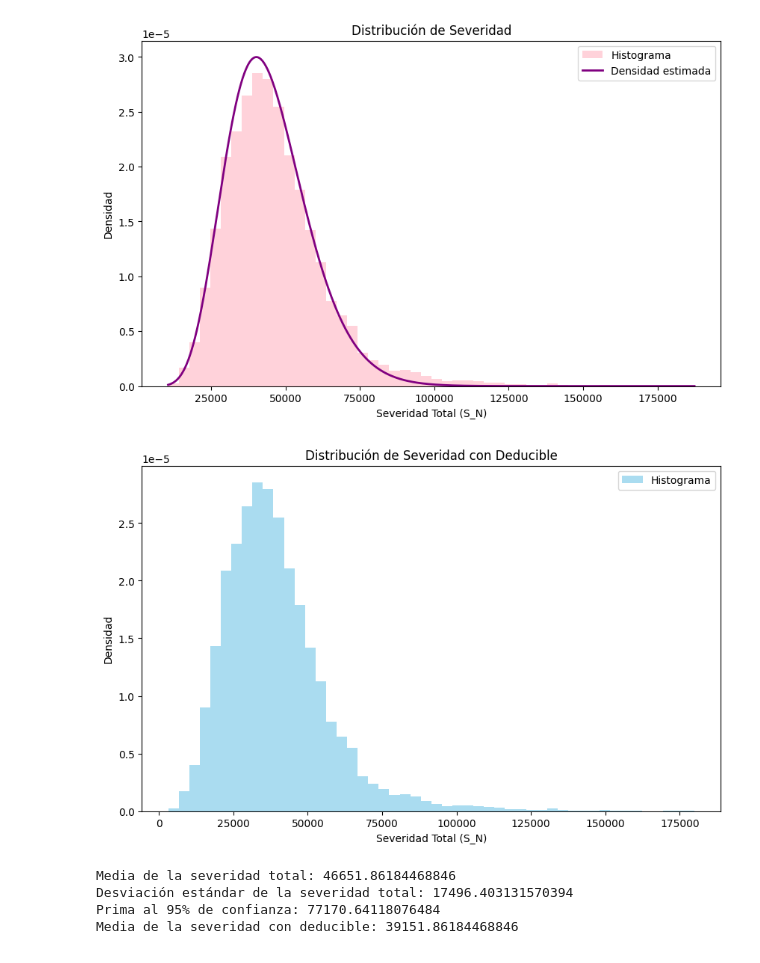
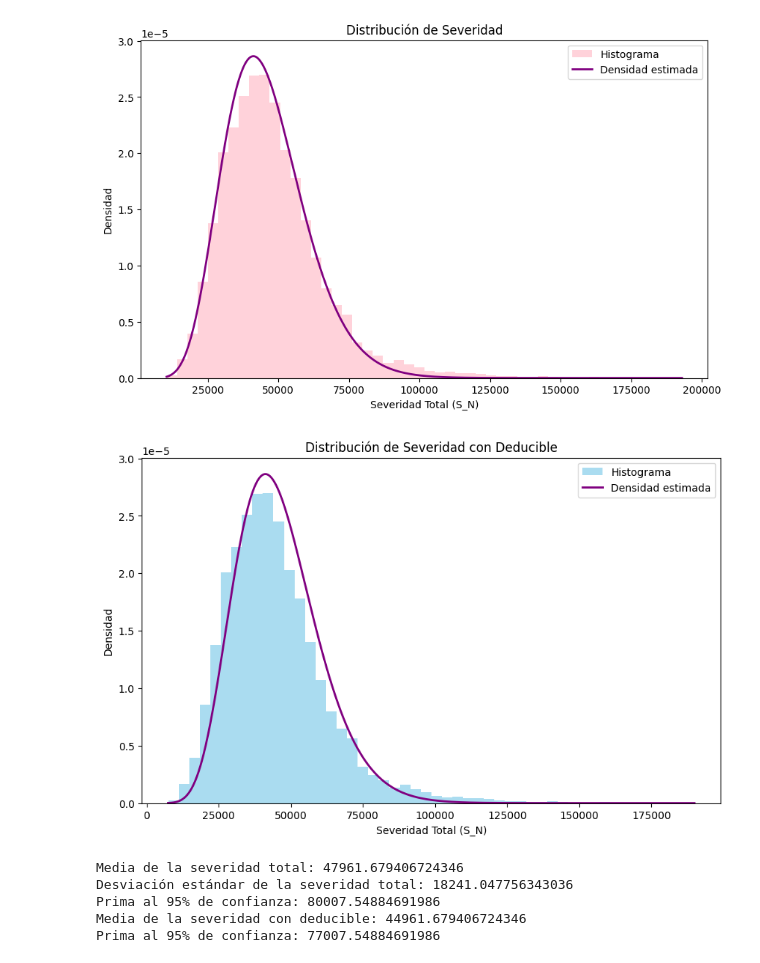
Before and after one commit to FreMeli/Teo_Riesgo, a Jupyter notebook: MP5.ipynb, the cells around one changed output. Drawn from its saved outputs; the diff is of its cells as text; code cells hidden in the pictures.

```diff
--- a/MP5.ipynb
+++ b/MP5.ipynb
@@ -34,8 +34,8 @@ r2 = 0.305293
 p2 = 1 / B2
 
 # Parámetros para la distribución Gamma (Severidad)
-alpha = 10.3165
-theta = 4320
+alpha = 9.90647466038417
+theta = 4625.09948900876
 
 # Número de simulaciones
 num_simulaciones = 11000
@@ -43,7 +43,7 @@ num_simulaciones = 11000
 # Vectores para almacenar las severidades totales
 Severidad_Total = np.zeros(num_simulaciones)
 Severidad_Deducible = np.zeros(num_simulaciones)
-d = 7500
+d = 3000
 
 # Simulación combinada
 np.random.seed(123)
@@ -63,38 +63,47 @@ plt.figure(figsize=(10, 6))
 plt.hist(Severidad_Total, bins=50, color='pink', density=True, alpha=0.7, label='Histograma')
 plt.plot(np.linspace(min(Severidad_Total), max(Severidad_Total), 1000),
          gamma.pdf(np.linspace(min(Severidad_Total), max(Severidad_Total), 1000),
                    a=alpha, scale=theta),
          color='purple', lw=2, label='Densidad estimada')
 plt.title("Distribución de Severidad")
 plt.xlabel("Severidad Total (S_N)")
 plt.ylabel("Densidad")
 plt.legend()
 plt.show()
 
 # Histograma de la severidad con deducible
 plt.figure(figsize=(10, 6))
 plt.hist(Severidad_Deducible, bins=50, color='skyblue', density=True, alpha=0.7, label='Histograma')
+plt.plot(np.linspace(min(Severidad_Deducible), max(Severidad_Deducible), 1000),
+         gamma.pdf(np.linspace(min(Severidad_Deducible), max(Severidad_Deducible), 1000),
+                   a=alpha, scale=theta),
+         color='purple', lw=2, label='Densidad estimada')
 plt.title("Distribución de Severidad con Deducible")
 plt.xlabel("Severidad Total (S_N)")
 plt.ylabel("Densidad")
 plt.legend()
 plt.show()
 
 # Estadísticas descriptivas
 media = np.mean(Severidad_Total)
 desviacion = np.std(Severidad_Total)
-cuantiles = np.quantile(Severidad_Total, 0.95)
+cuantiles_tot = np.quantile(Severidad_Total, 0.95)
 media_deducible = np.mean(Severidad_Deducible)
+
+# Estadísticas descriptivas
+cuantiles_ded = np.quantile(Severidad_Deducible, 0.95)
 
 # Mostrar estadísticas
 print(f"Media de la severidad total: {media}")
 print(f"Desviación estándar de la severidad total: {desviacion}")
-print(f"Prima al 95% de confianza: {cuantiles}")
+print(f"Prima al 95% de confianza: {cuantiles_tot}")
 print(f"Media de la severidad con deducible: {media_deducible}")
+print(f"Prima al 95% de confianza: {cuantiles_ded}")
 # %% [output]
-[figure, old version]
+[figure, new version]
-[figure, old version]
+[figure, new version]
-Media de la severidad total: 46651.86184468846
-Desviación estándar de la severidad total: 17496.403131570394
-Prima al 95% de confianza: 77170.64118076484
-Media de la severidad con deducible: 39151.86184468846
+Media de la severidad total: 47961.679406724346
+Desviación estándar de la severidad total: 18241.047756343036
+Prima al 95% de confianza: 80007.54884691986
+Media de la severidad con deducible: 44961.679406724346
+Prima al 95% de confianza: 77007.54884691986
```
